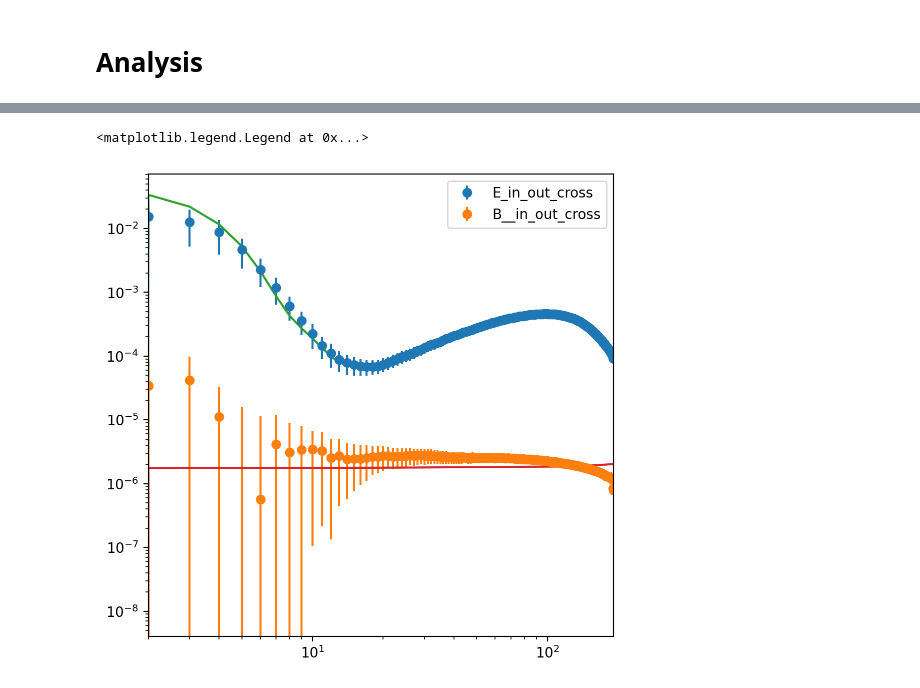
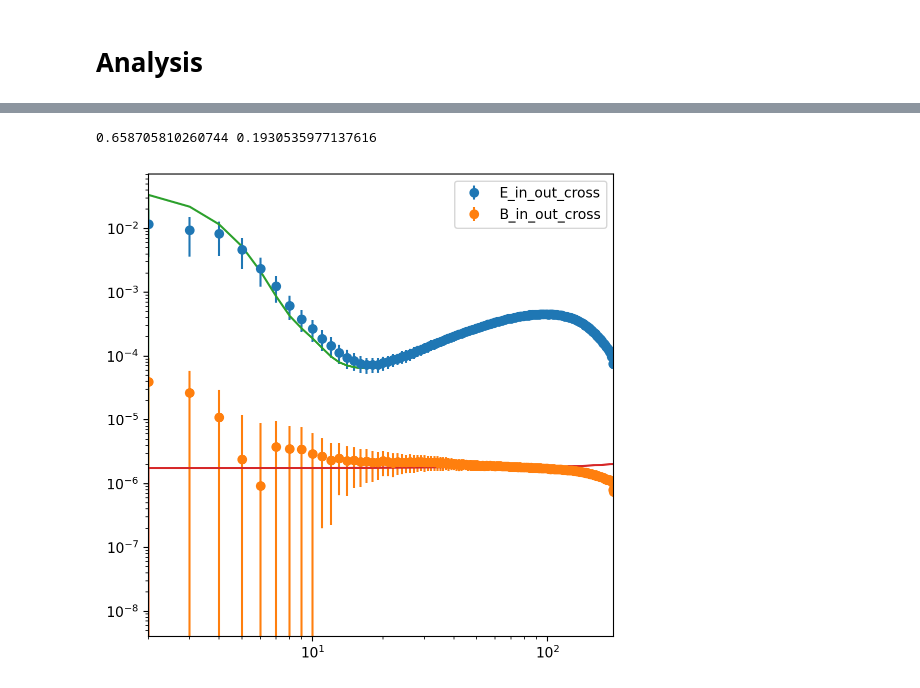
Before and after one commit to ev-watson/leakless, a Jupyter notebook: workspace.ipynb, the cells around one changed output, grey strips where cells are left out. Saved outputs shown, nothing was run; the diff lists cells and outputs as text; code cells hidden in the pictures.

```diff
--- a/workspace.ipynb
+++ b/workspace.ipynb
@@ -86,7 +87,7 @@ np.random.seed(seed)
 mask = hp.read_map("binary_GAL_mask_N1024.fits", field=1)
 fsky = np.mean(mask)
 print(fsky)
-low_mask = hp.ud_grade(mask, nside_out=nsides, dtype=np.int32)
+low_mask = hp.ud_grade(mask, nside_out=nside, dtype=np.int32)
 hp.mollview(low_mask)
 # %% [output]
 0.6004676024119059
@@ -196,7 +195,7 @@ Leakless(
   (final): Conv1d(64, 4, kernel_size=(1,), stride=(1,))
 )
 # %%
-ntrials = 1400
+ntrials = 1000
 input_vector, output_vector, target_vector = leak_test(model, ntrials=ntrials)
 input_vector.shape, output_vector.shape, target_vector.shape
 # %% [output]
@@ -210,5 +218,5 @@ KeyError: 'drop'
 # %%
-alm_len = alm_len_from_nsides(nsides)
+alm_len = alm_len_from_nsides(nside)
 alm_e_in = np.zeros((ntrials, alm_len), dtype=np.complex128)
 alm_b_in = np.zeros((ntrials, alm_len), dtype=np.complex128)
 alm_e_out = np.zeros((ntrials, alm_len), dtype=np.complex128)
@@ -232,15 +240,24 @@ e_targ = np.zeros((ntrials, lmax + 1), dtype=np.float64)
 b_targ = np.zeros((ntrials, lmax + 1), dtype=np.float64)
 e_cross = np.zeros((ntrials, lmax + 1), dtype=np.float64)
 b_cross = np.zeros((ntrials, lmax + 1), dtype=np.float64)
+b_cross_coeff = np.zeros((ntrials, lmax + 1), dtype=np.float64)
 for i in tqdm(range(ntrials)):
-    e_in[i] = hp.alm2cl(alm_e_in[i], lmax=lmax)
-    b_in[i] = hp.alm2cl(alm_b_in[i], lmax=lmax)
-    e_out[i] = hp.alm2cl(alm_e_out[i], lmax=lmax)
-    b_out[i] = hp.alm2cl(alm_b_out[i], lmax=lmax)
-    e_targ[i] = hp.alm2cl(alm_e_targ[i], lmax=lmax)
-    b_targ[i] = hp.alm2cl(alm_b_targ[i], lmax=lmax)
-    e_cross[i] = hp.alm2cl(alm_e_in[i], alm_e_out[i], lmax=lmax)
-    b_cross[i] = hp.alm2cl(alm_b_in[i], alm_b_out[i], lmax=lmax)
+    e_in_masked_map = hp.alm2map(alm_e_in[i], nside=nside, lmax=lmax) * low_mask
+    b_in_masked_map = hp.alm2map(alm_b_in[i], nside=nside, lmax=lmax) * low_mask
+    e_out_masked_map = hp.alm2map(alm_e_out[i], nside=nside, lmax=lmax) * low_mask
+    b_out_masked_map = hp.alm2map(alm_b_out[i], nside=nside, lmax=lmax) * low_mask
+    e_targ_masked_map = hp.alm2map(alm_e_targ[i], nside=nside, lmax=lmax) * low_mask
+    b_targ_masked_map = hp.alm2map(alm_b_targ[i], nside=nside, lmax=lmax) * low_mask
+    e_in[i] = hp.anafast(e_in_masked_map, lmax=lmax)
+    b_in[i] = hp.anafast(b_in_masked_map, lmax=lmax)
+    e_out[i] = hp.anafast(e_out_masked_map, lmax=lmax)
+    b_out[i] = hp.anafast(b_out_masked_map, lmax=lmax)
+    e_targ[i] = hp.anafast(e_targ_masked_map, lmax=lmax)
+    b_targ[i] = hp.anafast(b_targ_masked_map, lmax=lmax)
+    e_cross[i] = hp.anafast(e_in_masked_map, e_out_masked_map, lmax=lmax)
+    b_cross[i] = hp.anafast(b_in_masked_map, b_out_masked_map, lmax=lmax)
+
+    b_cross_coeff[i] = b_cross[i]/np.sqrt(b_in[i] * b_out[i])
 
 cl_e_in = np.mean(e_in, axis=0)
 cl_b_in = np.mean(b_in, axis=0)
@@ -250,6 +267,7 @@ cl_e_targ = np.mean(e_targ, axis=0)
 cl_b_targ = np.mean(b_targ, axis=0)
 cl_e_cross = np.mean(e_cross, axis=0)
 cl_b_cross = np.mean(b_cross, axis=0)
+cl_b_cross_coeff = np.mean(b_cross_coeff)
 cl_e_leak_std = np.std(e_in, axis=0)
 cl_b_leak_std = np.std(b_in, axis=0)
 cl_e_pred_std = np.std(e_out, axis=0)
@@ -258,6 +276,7 @@ cl_e_true_std = np.std(e_targ, axis=0)
 cl_b_true_std = np.std(b_targ, axis=0)
 cl_e_cross_std = np.std(e_cross, axis=0)
 cl_b_cross_std = np.std(b_cross, axis=0)
+cl_b_cross_coeff_std = np.std(b_cross_coeff)
 # %%
 print(fsky)
 plt.figure(figsize=(6, 6))
@@ -280,13 +299,14 @@ plt.legend()
 # %%
 plt.figure(figsize=(6, 6))
 plt.errorbar(np.arange(lmax + 1), cl_e_cross / fsky, yerr=cl_e_cross_std / fsky, label='E_in_out_cross', fmt='o')
-plt.errorbar(np.arange(lmax + 1), cl_b_cross / fsky, yerr=cl_b_cross_std / fsky, label='B__in_out_cross', fmt='o')
+plt.errorbar(np.arange(lmax + 1), cl_b_cross / fsky, yerr=cl_b_cross_std / fsky, label='B_in_out_cross', fmt='o')
 plt.xscale('log')
 plt.yscale('log')
 plt.plot(lensedcl_e)
 plt.plot(lensedcl_b)
 plt.xlim(2, lmax)
 plt.legend()
+print(cl_b_cross_coeff, cl_b_cross_coeff_std)
 # %% [output]
-<matplotlib.legend.Legend at 0x...>
+0.658705810260744 0.1930535977137616
-[figure, old version]
+[figure, new version]
```
Also changed, not shown: parts of 8 cells of this notebook, 8 other files.
